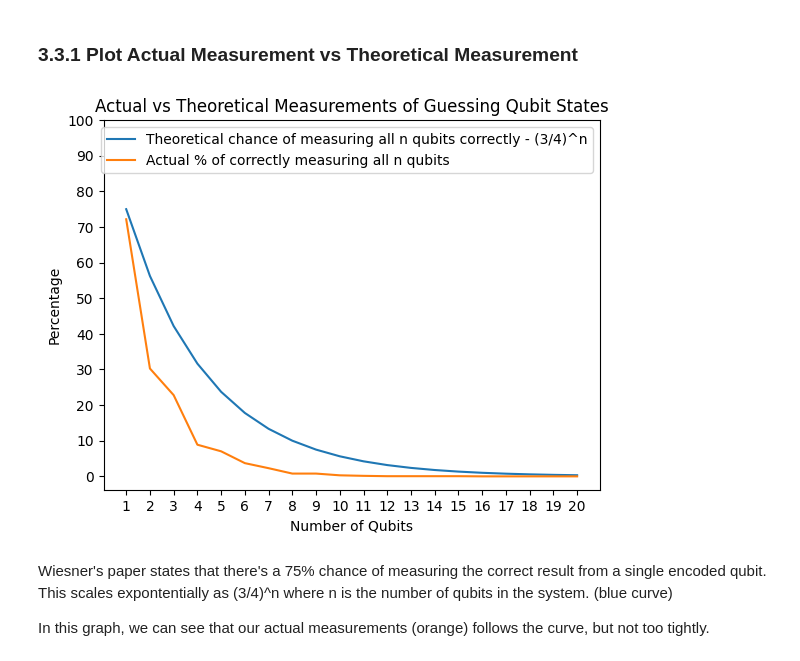
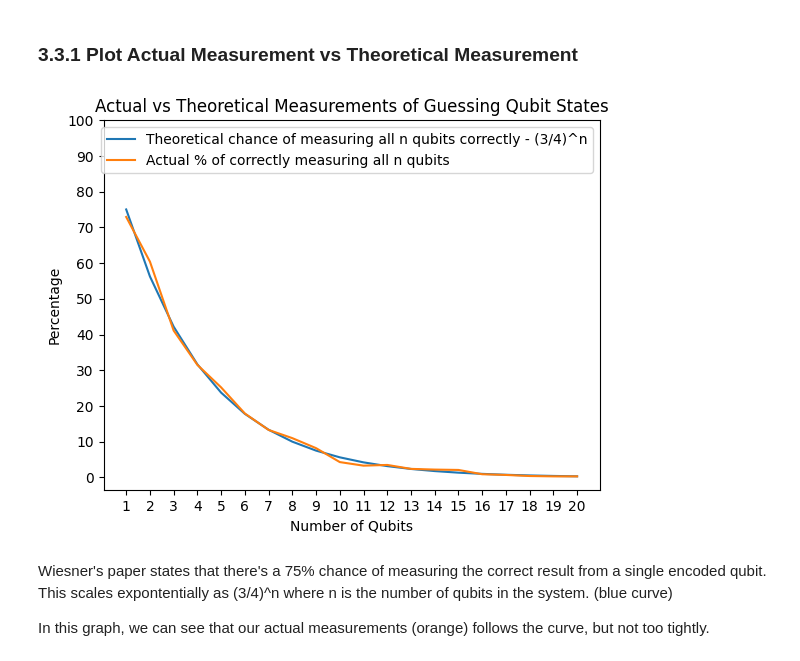
Before and after one commit to IsaTippens/Quantum-Cryptography, a Jupyter notebook: probability/probability.ipynb, the cells around one changed output. Saved outputs shown, nothing was run; the diff lists cells and outputs as text; code cells hidden in the pictures.

Commit message:
Reverse endianess of qiskit circuit results

```diff
--- a/probability/probability.ipynb
+++ b/probability/probability.ipynb
@@ -16,3 +16,13 @@ def run_circuit(circuit, shots=1):
 
     job = simulator.run(circ, shots=shots)
     return job.result(), circ
+# %%
+qc = QuantumCircuit(2, 2)
+
+qc.x(1)
+
+qc.measure(0, 0)
+qc.measure(1, 1)
+
+result, circ = run_circuit(qc, shots=1000)
+print(result.get_counts(circ))
@@ -66,5 +78,5 @@ After 2048 samples, the number of correctly measured qubits should be ~75%. Ther
 # %%
-n = 2048
+n = 1000
 correct_guesses = 0
 correct_results = 0
 
@@ -162,9 +174,11 @@ def highest_probability_result(counts):
 # %% [markdown]
 ### 3.2 Test up to 20 Qubits
 # %%
+NUM_QUBITS = 20
+
 measurement_results = []
 # run the experiment for 1 to 20 qubits
-for i in range(20):
+for i in range(NUM_QUBITS):
     total_correct_guesses = 0
     total_correct_results = 0
     total_correct_bits = 0
@@ -184,7 +198,7 @@ for i in range(20):
         qc.measure_all(add_bits=False)
         result, circ = run_circuit(qc)
         counts = result.get_counts(circ)
-        results_str = highest_probability_result(counts)
+        results_str = highest_probability_result(counts)[::-1]
         results = [int(c) for c in results_str]
 
         correct_guesses, correct_results, correct_bits = validate_sets(state, guess, results)
@@ -241,18 +255,18 @@ qubits = [r["qubits"] for r in measurement_results]
 # %%
 plt.plot(qubits, [(3/4)**n * 100 for n in qubits], label="Theoretical chance of measuring all n qubits correctly - (3/4)^n")
 plt.plot(qubits, correct_results, label="Actual % of correctly measuring all n qubits")
 
 plt.legend()
 
 plt.xlabel("Number of Qubits")
 plt.ylabel("Percentage")
 plt.title("Actual vs Theoretical Measurements of Guessing Qubit States")
 
-plt.xticks(range(1, 21))
+plt.xticks(range(1, NUM_QUBITS + 1))
 plt.yticks(range(0, 101, 10))
 plt.show()
 # %% [output]
-[figure, old version]
+[figure, new version]
 # %% [markdown]
 Wiesner's paper states that there's a 75% chance of measuring the correct result from a single encoded qubit. This scales expontentially as (3/4)^n where n is the number of qubits in the system. (blue curve)
 
```
Also changed, not shown: parts of 11 cells of this notebook.
